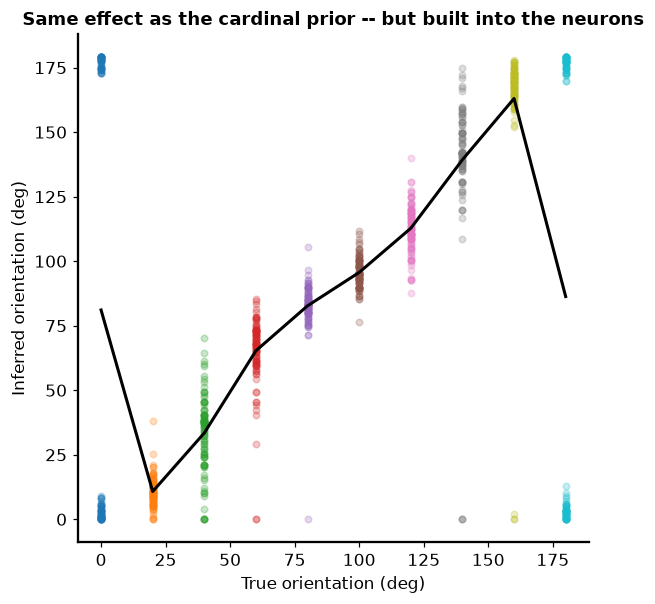
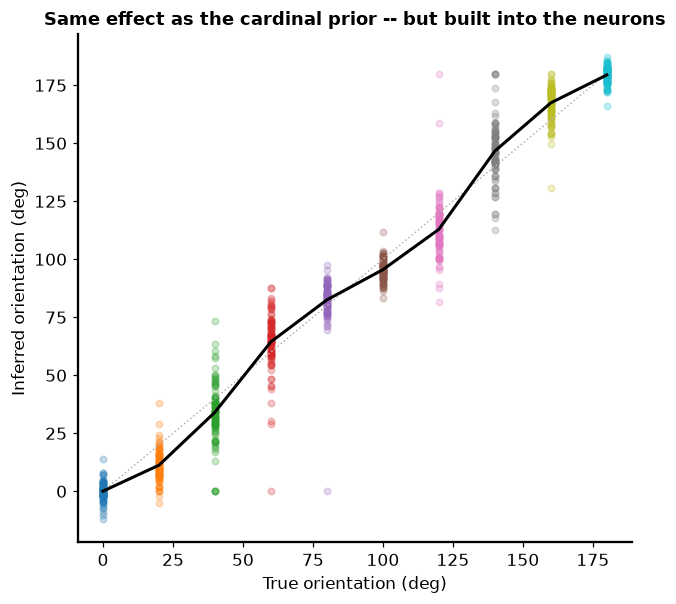
The notebook cell's code change between the first figure and the second:
--- before
+++ after
@@ -5,9 +5,4 @@
 
 fig, ax = plt.subplots(figsize=(6.5, 6))
-for ti in range(ntest):
-    ax.scatter(np.repeat(test_oris[ti]*180/np.pi, nsim), MAP3[ti]*180/np.pi, 18, alpha=0.25)
-ax.plot(test_oris*180/np.pi, MAP3.mean(axis=1)*180/np.pi, "k", lw=2)
-ax.set(xlabel="True orientation (deg)", ylabel="Inferred orientation (deg)",
-       title="Same effect as the cardinal prior -- but built into the neurons")
-ax.set_aspect("equal")
+plot_true_vs_inferred(ax, test_oris, MAP3, "Same effect as the cardinal prior -- but built into the neurons")
 plt.show()

Commit: Bayesian observers: wrap circular orientation in true-vs-inferred plots